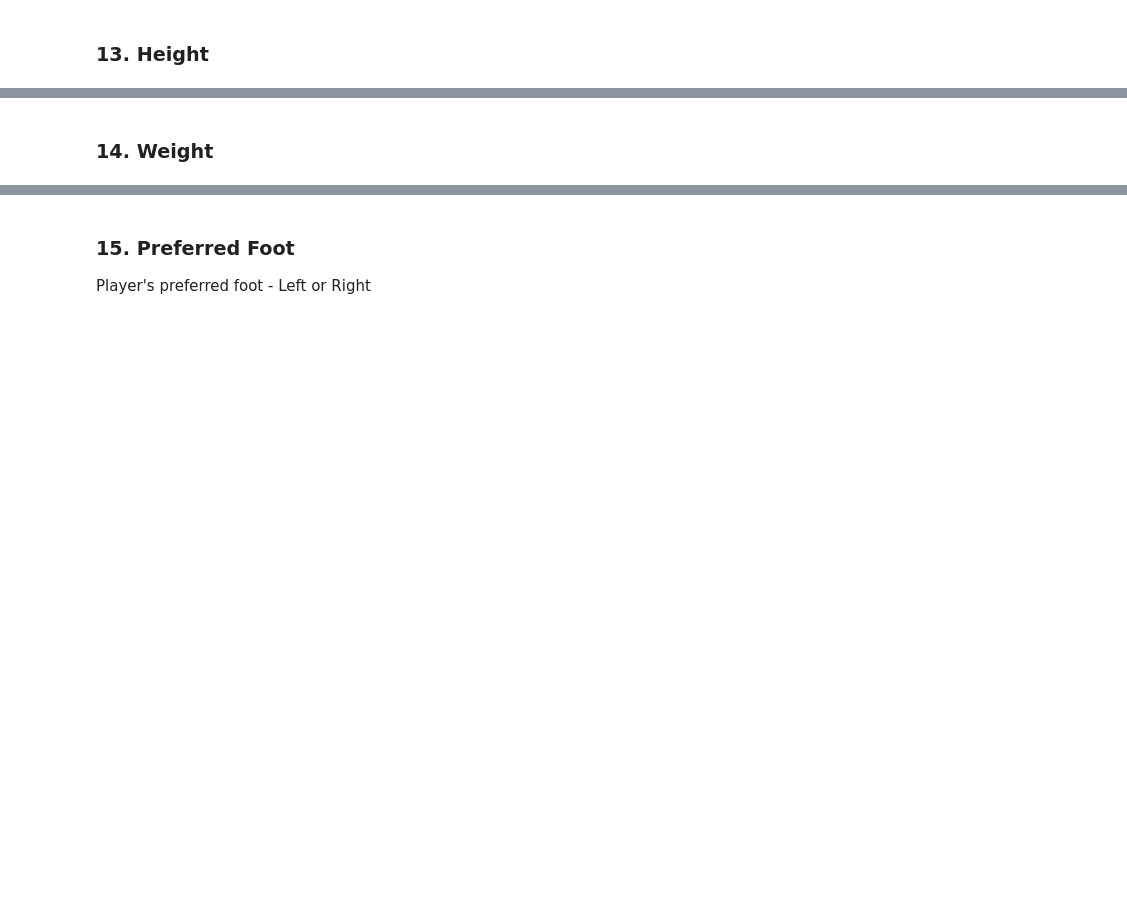
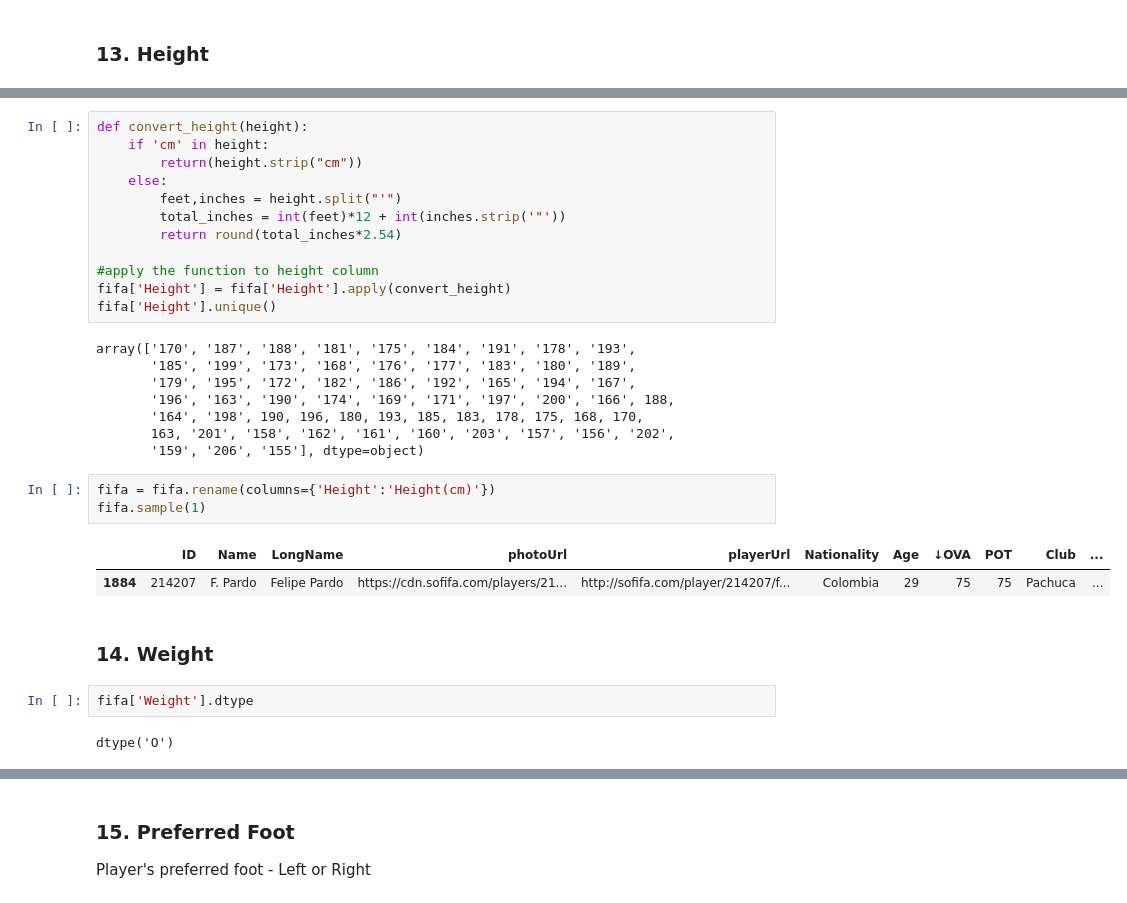
Before and after one commit to Abhishek191191/FIFA-data-cleaning, a Jupyter notebook: FIFA21 Data Cleaning Code.ipynb, the cells around one changed output, grey strips where cells are left out. Cells and saved outputs as stored; diff of their text form; blank space fills up the shorter version.

```diff
--- a/FIFA21 Data Cleaning Code.ipynb
+++ b/FIFA21 Data Cleaning Code.ipynb
@@ -237,2 +283,32 @@ Player's preferred position on the field
+# %%
+def convert_height(height):
+    if 'cm' in height:
+        return(height.strip("cm"))
+    else:
+        feet,inches = height.split("'")
+        total_inches = int(feet)*12 + int(inches.strip('"'))
+        return round(total_inches*2.54)
+
+#apply the function to height column
+fifa['Height'] = fifa['Height'].apply(convert_height)
+fifa['Height'].unique()
+# %% [output]
+array(['170', '187', '188', '181', '175', '184', '191', '178', '193',
+       '185', '199', '173', '168', '176', '177', '183', '180', '189',
+       '179', '195', '172', '182', '186', '192', '165', '194', '167',
+       '196', '163', '190', '174', '169', '171', '197', '200', '166', 188,
+       '164', '198', 190, 196, 180, 193, 185, 183, 178, 175, 168, 170,
+       163, '201', '158', '162', '161', '160', '203', '157', '156', '202',
+       '159', '206', '155'], dtype=object)
+# %%
+fifa = fifa.rename(columns={'Height':'Height(cm)'})
+fifa.sample(1)
+# %% [output]
+|  | ID | Name | LongName | photoUrl | playerUrl | Nationality | Age | ↓OVA | POT | Club | ... |
+| 1884 | 214207 | F. Pardo | Felipe Pardo | https://cdn.sofifa.com/players/21... | http://sofifa.com/player/214207/f... | Colombia | 29 | 75 | 75 | Pachuca | ... |
 # %% [markdown]
 ### 14. Weight
+# %%
+fifa['Weight'].dtype
+# %% [output]
+dtype('O')
```
Also changed, not shown: parts of 9 cells of this notebook.
